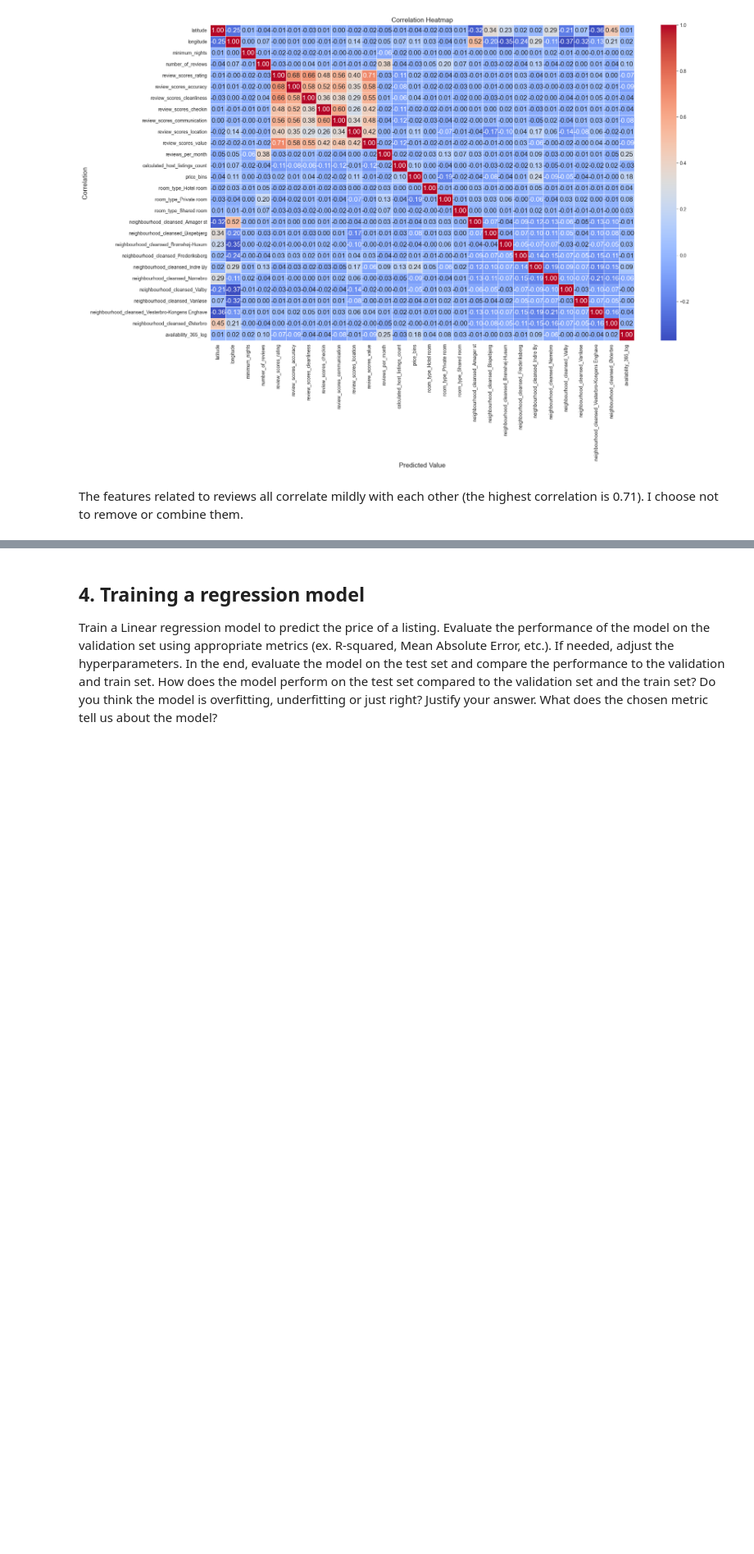
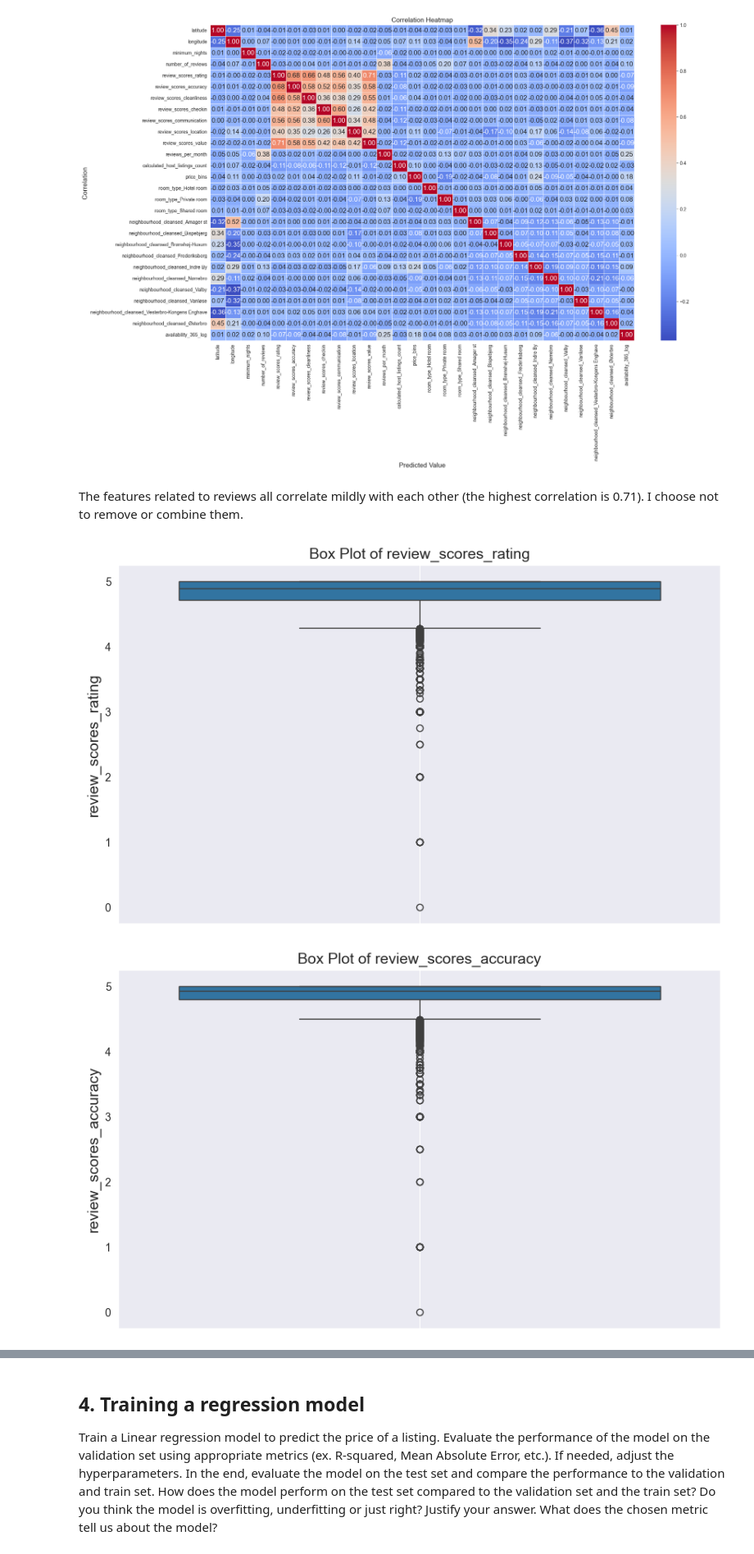
Before and after one commit to 304125/MAL1_S26, a Jupyter notebook: 04_Data_Preparation/exercise/Copenhagen AirBnB (solution).ipynb, the cells around one changed output, grey strips where cells are left out. Shown at 82% size. Cells and saved outputs as stored; diff of their text form; code cells hidden in the pictures; blank space fills up the shorter version.

```diff
--- a/04_Data_Preparation/exercise/Copenhagen AirBnB (solution).ipynb
+++ b/04_Data_Preparation/exercise/Copenhagen AirBnB (solution).ipynb
@@ -422,0 +419,20 @@ The features related to reviews all correlate mildly with each other (the highes
+# %%
+# box plots of all columns starting with "review"
+list = ["review_scores_rating",
+    "review_scores_accuracy",
+    "review_scores_cleanliness",
+    "review_scores_checkin",
+    "review_scores_communication",
+    "review_scores_location",
+    "review_scores_value"]
+for column in list:
+    plt.figure(figsize=(10, 6))
+    sns.boxplot(data=X_train_val, y=column, showfliers=True)
+    title = "Box Plot of " + column
+    plt.title(title)
+    plt.ylabel(column)
+    plt.grid()
+    plt.show()
+# %% [output]
+[figure, added]
+[figure, added]
```
Also changed, not shown: parts of 23 cells of this notebook.
